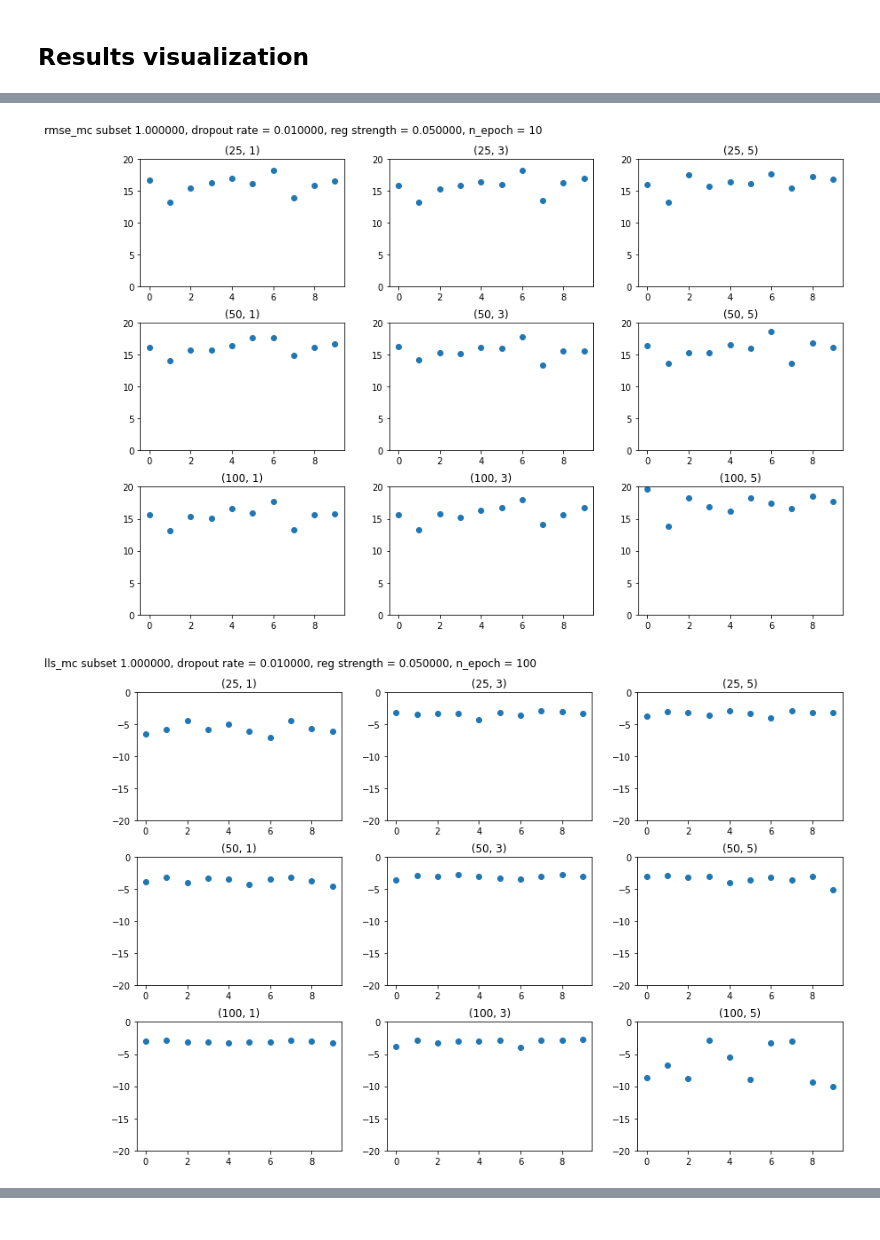
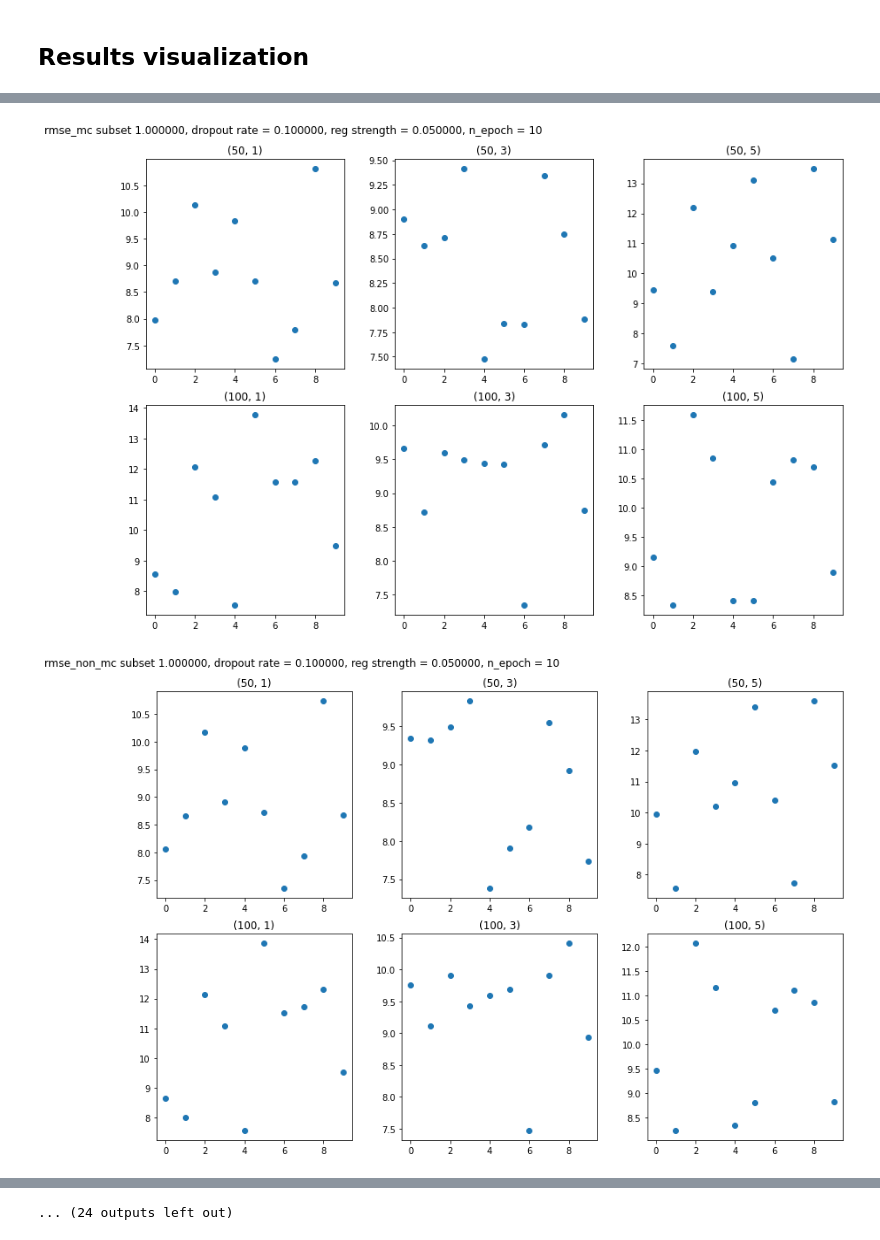
Before and after one commit to ronaldseoh/bayesian-dl-experiments, a Jupyter notebook: experiment_error_convergence_1_uci_fcnet.ipynb, the cells around one changed output, grey strips where cells are left out. Saved outputs shown, nothing was run; the diff lists cells and outputs as text; code cells hidden in the pictures.

```diff
--- a/experiment_error_convergence_1_uci_fcnet.ipynb
+++ b/experiment_error_convergence_1_uci_fcnet.ipynb
@@ -104,10 +104,10 @@ else:
 #### Data prep
 # %%
 # Dataset to use
-uci_dataset_name = 'yacht'
+uci_dataset_name = 'bostonHousing'
 
 # Set the proportion of the original dataset to be available as a whole
-subset_proportions = [0.1, 0.5, 1]
+subset_proportions = [1]
 
 # Proportion of the dataset to be used for training
 dataset_train_size = 0.8
@@ -118,11 +118,11 @@ n_splits = 10
 #### NN settings
 # %%
 # Fully-Connected network hidden layers
-network_hidden_dims = [50]
-network_hidden_layers = [3]
+network_hidden_dims = [50, 100]
+network_hidden_layers = [1, 3, 5]
 
 # Dropout
-dropout_rates = [0.1]
+dropout_rates = [0.1, 0.3, 0.5, 0.7]
 
 # Regularization strengths
 reg_strengths = [0.05]
@@ -137,9 +137,9 @@ n_epochs = [10, 100, 1000]
 learning_rate = 0.01 # PyTorch default value is 0.001
 
 # Training data batch sizes
-if uci_dataset_name == 'protein-tertiary-structure': # Note: 45730 rows originally
+if uci_dataset_name in ('protein-tertiary-structure'): # Note: 45730 rows originally
     n_training_batch = 512
-elif uci_dataset_name == 'yacht':
+elif uci_dataset_name in ('yacht', 'bostonHousing'):
     n_training_batch = 256
 
 # Number of test predictions (for each data point)
@@ -379,7 +379,7 @@ experiment_root_directory = os.path.join(
 for subset_prop, dropout_rate, reg_strength, n_epoch in itertools.product(
     subset_proportions, dropout_rates, reg_strengths, n_epochs
 ):
-    for metric_name in ['lls_mc', 'rmse_mc']:
+    for metric_name in ['lls_mc', 'rmse_mc', 'rmse_non_mc']:
         figure_file_name = (
             str(subset_prop)
             + '_' + str(dropout_rate)
@@ -419,10 +419,10 @@ for subset_prop, dropout_rate, reg_strength, n_epoch in itertools.product(
 
                 scores = np.loadtxt(score_file_path).T
 
-                if metric_name == 'rmse_mc':
-                    ax[plt_subplot_current_row, plt_subplot_current_column].set_ylim([0, 20])
-                elif metric_name == 'lls_mc':
-                    ax[plt_subplot_current_row, plt_subplot_current_column].set_ylim([-20, 0])
+                #if metric_name in ('rmse_mc', 'rmse_non_mc'):
+                #    ax[plt_subplot_current_row, plt_subplot_current_column].set_ylim([0, 20])
+                #elif metric_name == 'lls_mc':
+                #    ax[plt_subplot_current_row, plt_subplot_current_column].set_ylim([-20, 0])
 
                 ax[plt_subplot_current_row, plt_subplot_current_column].scatter(scores[0], scores[1])
 
@@ -446,2 +446,2 @@ for subset_prop, dropout_rate, reg_strength, n_epoch in itertools.product(
-[figure, old version]
+[figure, new version]
-[figure, old version]
+[figure, new version]
@@ -450,0 +457 @@ for subset_prop, dropout_rate, reg_strength, n_epoch in itertools.product(
+... (24 outputs left out)
```
Also changed, not shown: parts of 2 cells of this notebook, 1 other file.
